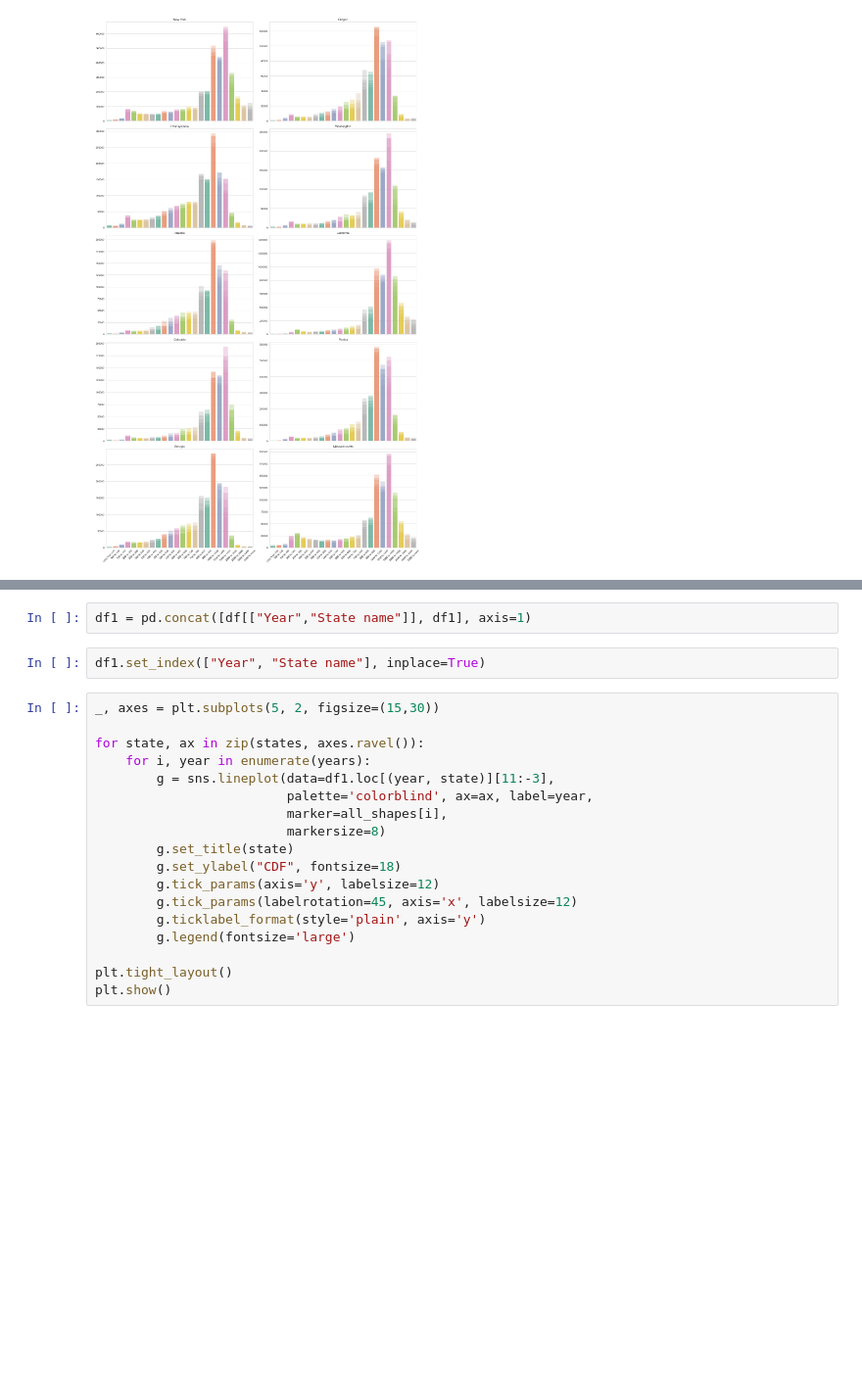
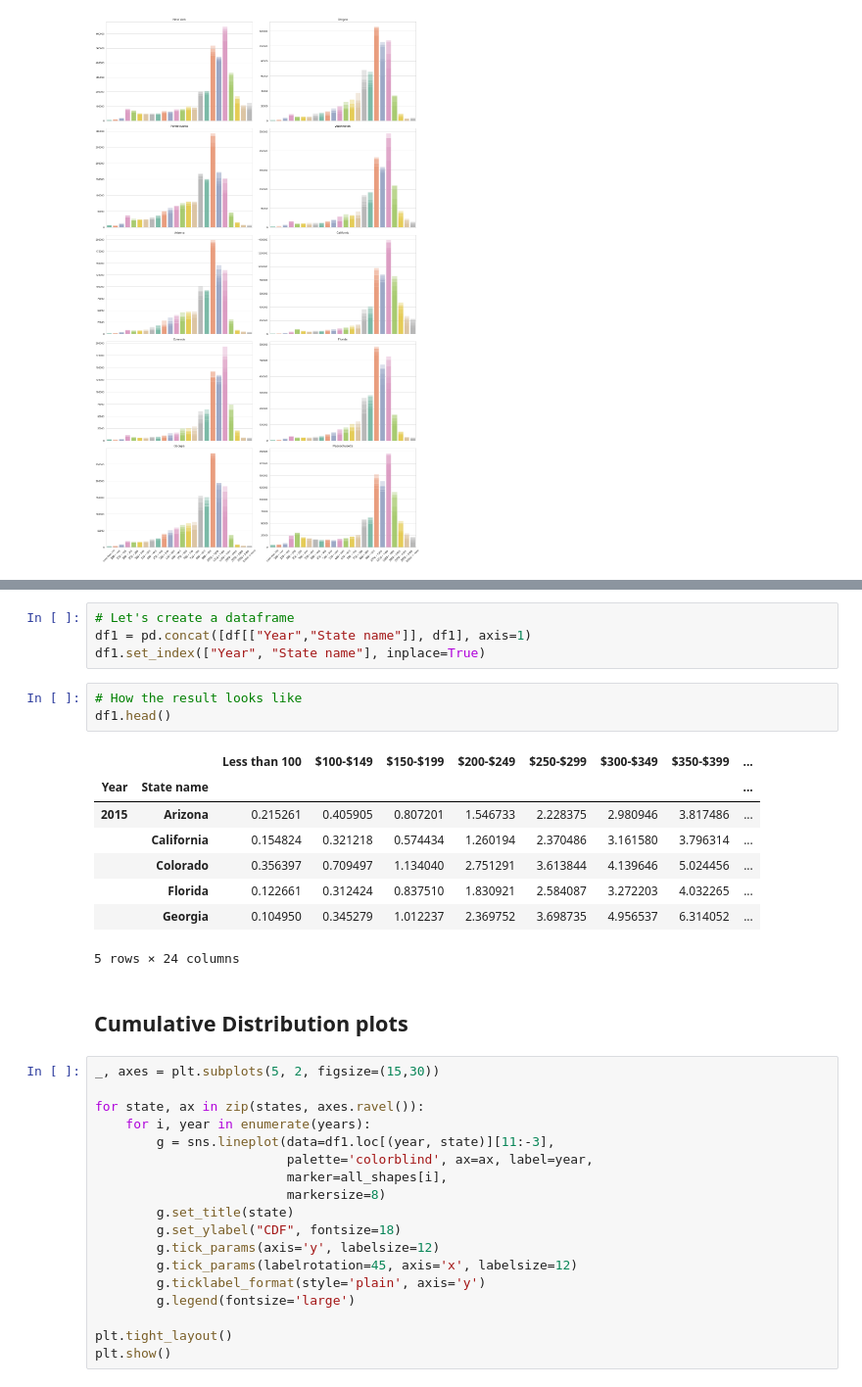
Before and after one commit to aliglara/capstone-c1-DA, a Jupyter notebook: codes/EDA_gross_rent.ipynb, the cells around one changed output, grey strips where cells are left out. Shown at 98% size. Drawn from its saved outputs; the diff is of its cells as text; blank space fills up the shorter version.

```diff
--- a/codes/EDA_gross_rent.ipynb
+++ b/codes/EDA_gross_rent.ipynb
@@ -180,7 +184,21 @@ df1 = df1.apply(lambda x: np.cumsum(x), axis=1)
 # %%
+# Let's create a dataframe
 df1 = pd.concat([df[["Year","State name"]], df1], axis=1)
+df1.set_index(["Year", "State name"], inplace=True)
-# %%
-df1.set_index(["Year", "State name"], inplace=True)
+# %%
+# How the result looks like
+df1.head()
+# %% [output]
+|  |  | Less than 100 | $100-$149 | $150-$199 | $200-$249 | $250-$299 | $300-$349 | $350-$399 | ... |
+| Year | State name |  |  |  |  |  |  |  | ... |
+| 2015 | Arizona | 0.215261 | 0.405905 | 0.807201 | 1.546733 | 2.228375 | 2.980946 | 3.817486 | ... |
+|  | California | 0.154824 | 0.321218 | 0.574434 | 1.260194 | 2.370486 | 3.161580 | 3.796314 | ... |
+|  | Colorado | 0.356397 | 0.709497 | 1.134040 | 2.751291 | 3.613844 | 4.139646 | 5.024456 | ... |
+|  | Florida | 0.122661 | 0.312424 | 0.837510 | 1.830921 | 2.584087 | 3.272203 | 4.032265 | ... |
+|  | Georgia | 0.104950 | 0.345279 | 1.012237 | 2.369752 | 3.698735 | 4.956537 | 6.314052 | ... |
+5 rows × 24 columns
+# %% [markdown]
+## Cumulative Distribution plots
 # %%
 _, axes = plt.subplots(5, 2, figsize=(15,30))
 
```
Also changed, not shown: parts of 15 cells of this notebook.
